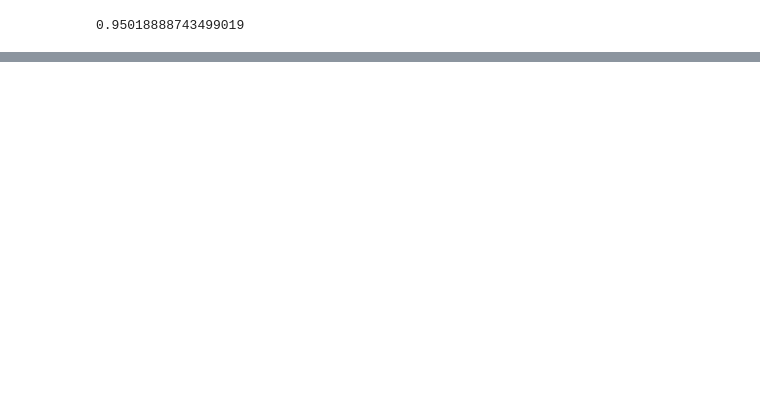
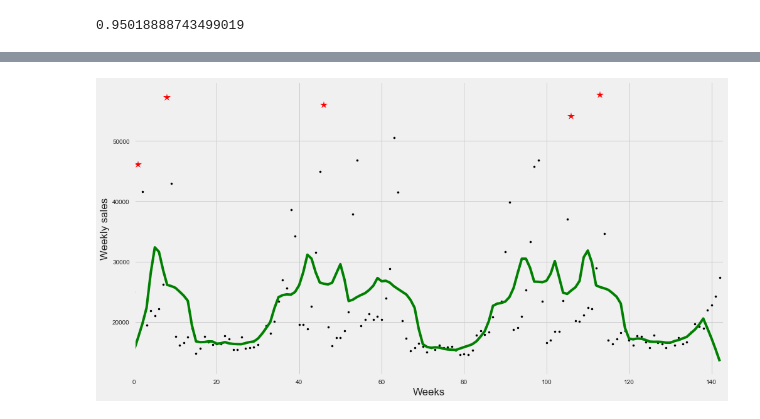
Before and after one commit to amirziai/learning, a Jupyter notebook: machine-learning/forecasting-ml.ipynb, the cells around one changed output, grey strips where cells are left out. Saved outputs shown, nothing was run; the diff lists cells and outputs as text; code cells hidden in the pictures; blank space fills up the shorter version.

```diff
--- a/machine-learning/forecasting-ml.ipynb
+++ b/machine-learning/forecasting-ml.ipynb
@@ -134,0 +372,8 @@ mean_squared_error(y_test, predicted)
+# %%
+# plot the results
+plot_results(store1_dept1.index, y=store1_dept1.Weekly_Sales,
+             window_size=10, text_xlabel="Weeks", sigma_value=3,
+             text_ylabel="Weekly sales")
+events = explain_anomalies(y, window_size=5, sigma=3)
+# %% [output]
+[figure, added]
```
Also changed, not shown: parts of 31 cells of this notebook, 1 other file.
